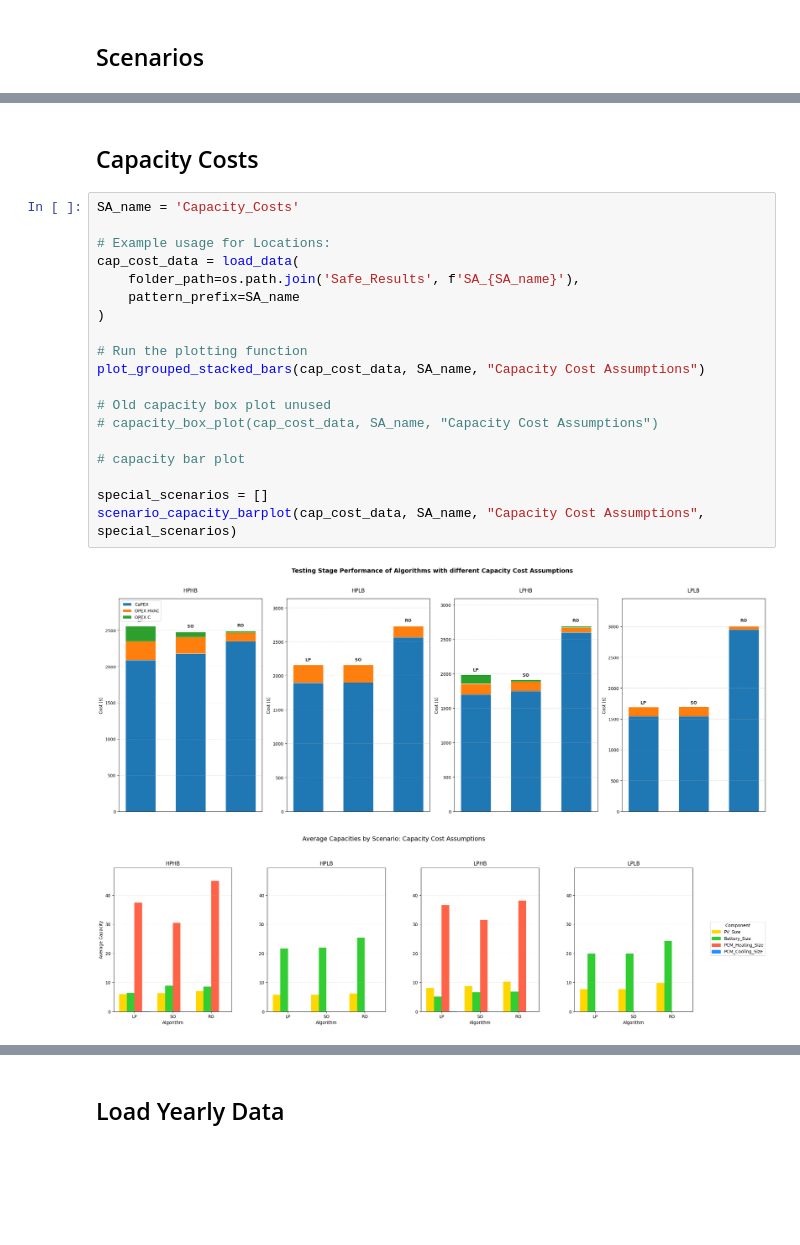
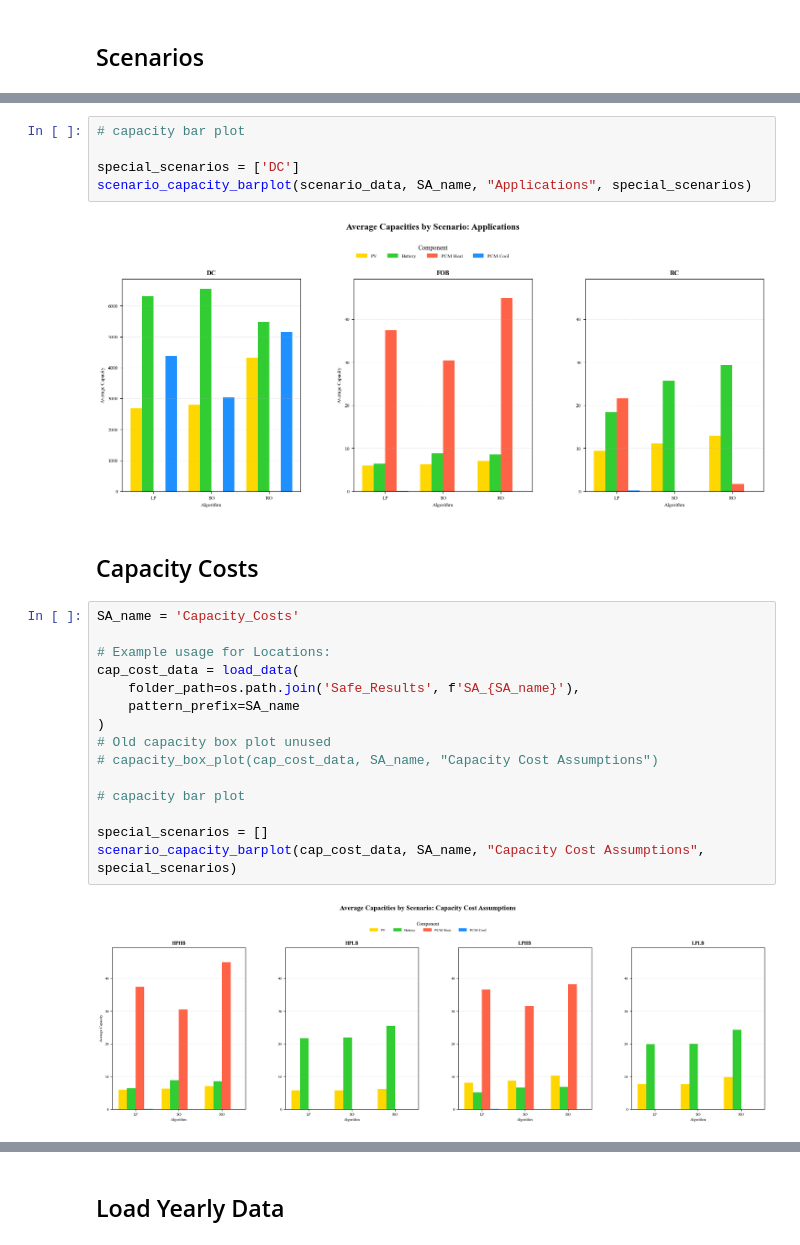
Before and after one commit to ARResearchCC/Capacity_Algo, a Jupyter notebook: Plots.ipynb, the cells around one changed output, grey strips where cells are left out. Saved outputs shown, nothing was run; the diff lists cells and outputs as text; blank space fills up the shorter version.

```diff
--- a/Plots.ipynb
+++ b/Plots.ipynb
@@ -376,27 +401,29 @@ scenario_capacity_barplot(scenario_data, SA_name, "Applications", special_scenar
+# %%
+# capacity bar plot
+
+special_scenarios = ['DC']
+scenario_capacity_barplot(scenario_data, SA_name, "Applications", special_scenarios)
+# %% [output]
+[figure, added]
 # %% [markdown]
 ## Capacity Costs
 # %%
 SA_name = 'Capacity_Costs'
 
 # Example usage for Locations:
 cap_cost_data = load_data(
     folder_path=os.path.join('Safe_Results', f'SA_{SA_name}'),
     pattern_prefix=SA_name
 )
-
-# Run the plotting function
-plot_grouped_stacked_bars(cap_cost_data, SA_name, "Capacity Cost Assumptions")
-
 # Old capacity box plot unused
 # capacity_box_plot(cap_cost_data, SA_name, "Capacity Cost Assumptions")
 
 # capacity bar plot
 
 special_scenarios = []
 scenario_capacity_barplot(cap_cost_data, SA_name, "Capacity Cost Assumptions", special_scenarios)
 # %% [output]
-[figure, old version]
+[figure, new version]
-[figure, removed]
 # %%
 from matplotlib.patches import Rectangle
 
```
Also changed, not shown: parts of 16 cells of this notebook, 1 other file.
